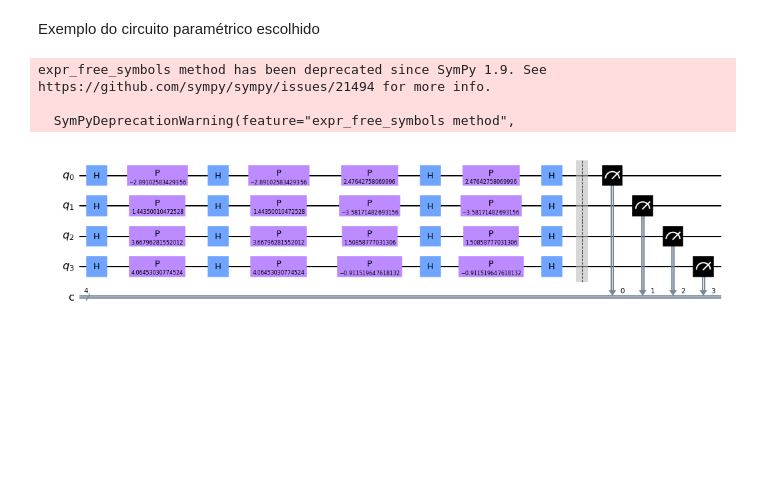
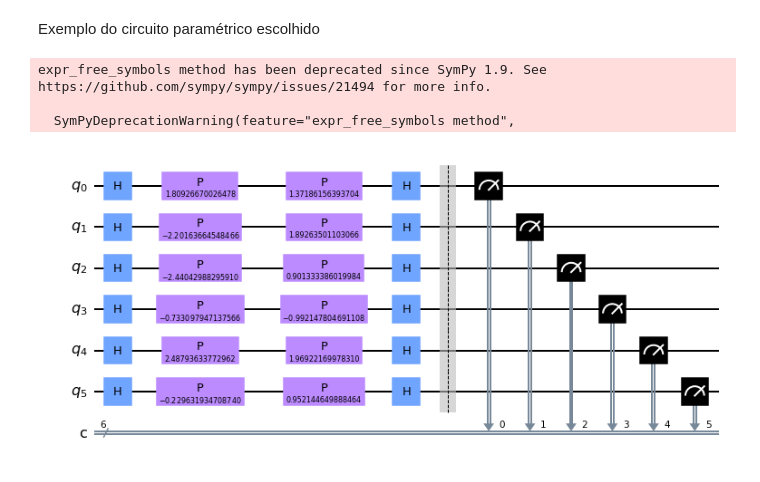
Before and after one commit to jhromeiro/BeerQuantumChallenge, a Jupyter notebook: qSVM_maintenance.ipynb, the cells around one changed output. Drawn from its saved outputs; the diff is of its cells as text; code cells hidden in the pictures; blank space fills up the shorter version.

```diff
--- a/qSVM_maintenance.ipynb
+++ b/qSVM_maintenance.ipynb
@@ -115,18 +106,17 @@ Xtest_pca = pca.transform(Xtest)
 # 5 Quantum SVM - simulação
 # %%
 backend = Aer.get_backend('statevector_simulator')
-#feature_map = PauliFeatureMap(feature_dimension, reps = 1, paulis=['Y'])
-feature_map = ZFeatureMap(feature_dimension=feature_dimension, reps = 2)
+feature_map = ZFeatureMap(feature_dimension=6, reps = 1)
 # %%
 QKernel = QuantumKernel(feature_map=feature_map, quantum_instance=backend)
 # %% [markdown]
 Exemplo do circuito paramétrico escolhido
 # %%
-QKernel.construct_circuit(Xtrain_pca[0], Xtrain_pca[1]).decompose().decompose().draw(output= 'mpl')
+QKernel.construct_circuit(Xtrain[0], Xtrain[1]).decompose().decompose().draw(output= 'mpl')
 # %% [output]
 expr_free_symbols method has been deprecated since SymPy 1.9. See
 https://github.com/sympy/sympy/issues/21494 for more info.
 
   SymPyDeprecationWarning(feature="expr_free_symbols method",
-[figure, old version]
+[figure, new version]
 # %%
```
Also changed, not shown: parts of 13 cells of this notebook, 1 other file.
